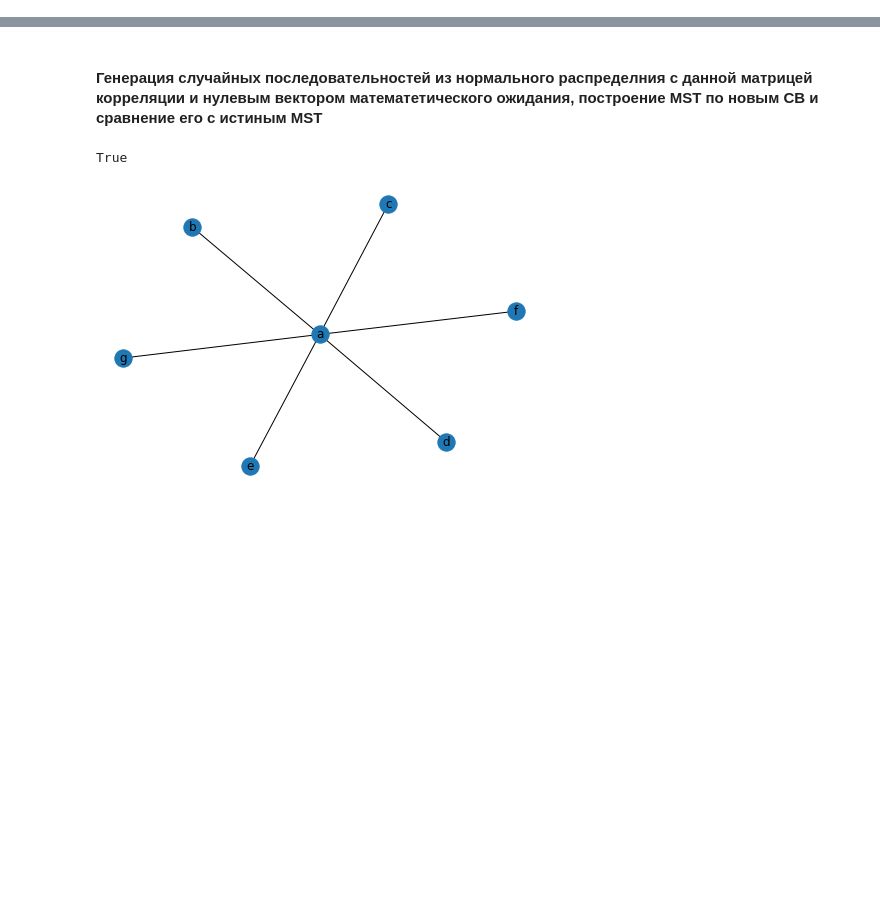
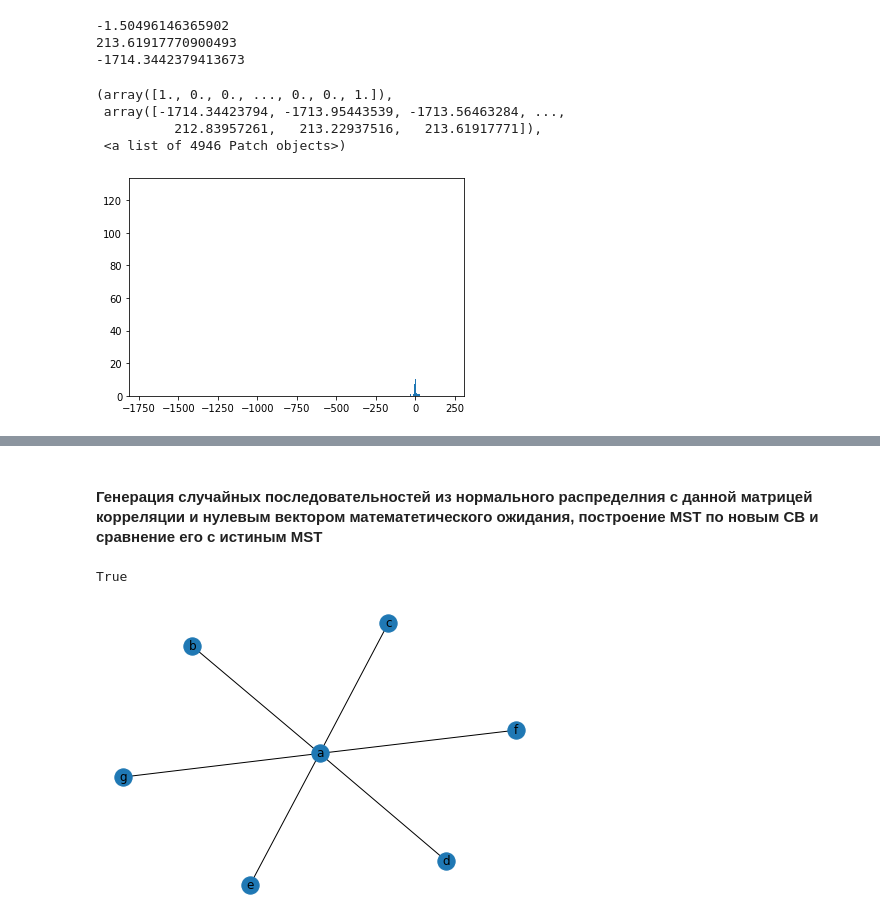
Before and after one commit to kislN/SignProcedure, a Jupyter notebook: main_rand_values.ipynb, the cells around one changed output, grey strips where cells are left out. Cells and saved outputs as stored; diff of their text form; code cells hidden in the pictures; blank space fills up the shorter version.

Commit message:
add comparisons sign correlation with Pearson with Student distribution

```diff
--- a/main_rand_values.ipynb
+++ b/main_rand_values.ipynb
@@ -16,0 +29,11 @@ import random
+# %%
+stcks = ['a', 'b', 'c', 'd', 'e', 'f']
+corr = [[1, 0.5, 0, 0, 0, 0],\
+        [0.5, 1, 0.5, 0, 0, 0],\
+        [0, 0.5, 1, 0.5, 0, 0],\
+        [0, 0, 0.5, 1, 0.5, 0],\
+        [0, 0, 0, 0.5, 1, 0.5],\
+        [0, 0, 0, 0, 0.5, 1]]
+# %%
+St = get_Student_seq(corr, 1, 1000)
+St[0]
@@ -16,0 +58,16 @@ import random
+# %%
+print(np.mean(St[0]))
+print(np.max(St[0]))
+print(np.min(St[0]))
+# %% [output]
+-1.50496146365902
+213.61917770900493
+-1714.3442379413673
+# %%
+plt.hist(St[0], bins='auto')
+# %% [output]
+(array([1., 0., 0., ..., 0., 0., 1.]),
+ array([-1714.34423794, -1713.95443539, -1713.56463284, ...,
+          212.83957261,   213.22937516,   213.61917771]),
+ <a list of 4946 Patch objects>)
+[figure, added]
```
Also changed, not shown: parts of 10 cells of this notebook, 10 other files.
